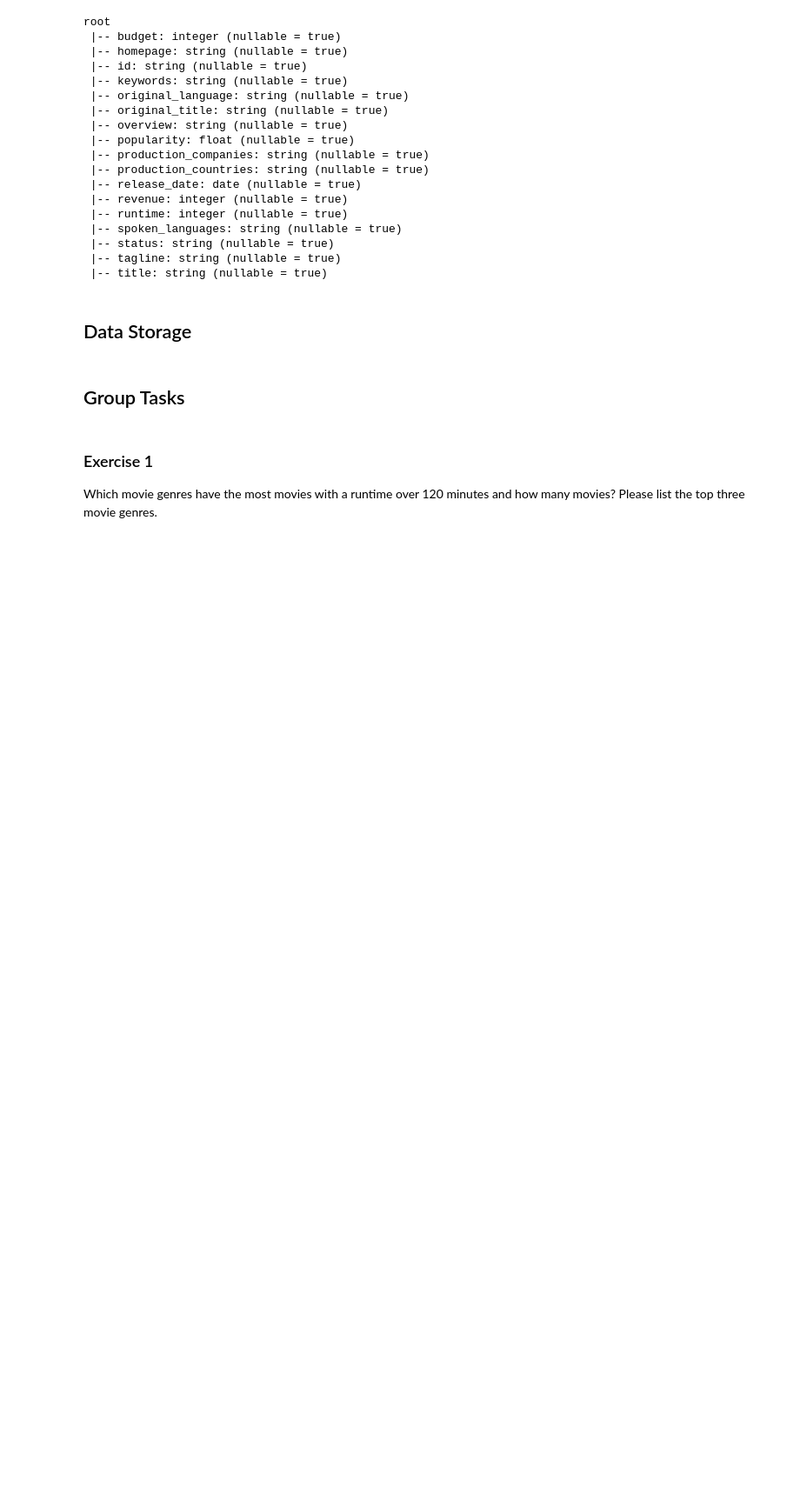
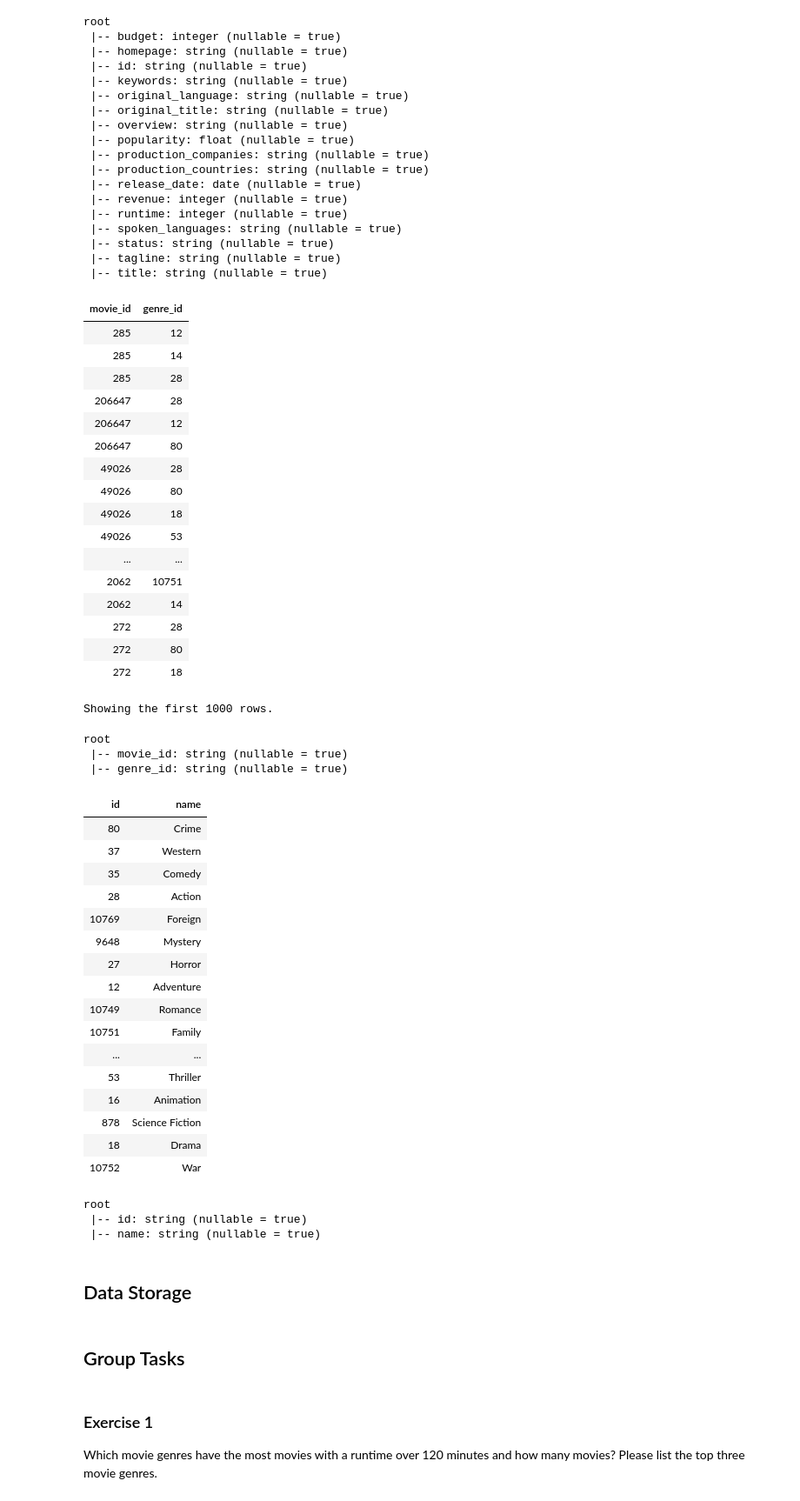
Before and after one commit to timo282/Big_Data_Storage-Movie_Ratings, a Jupyter notebook: Exam_Big_Data_Storage_Notebook.ipynb, the cells around one changed output. Shown at 87% size. Saved outputs shown, nothing was run; the diff lists cells and outputs as text; code cells hidden in the pictures; blank space fills up the shorter version.

```diff
--- a/Exam_Big_Data_Storage_Notebook.ipynb
+++ b/Exam_Big_Data_Storage_Notebook.ipynb
@@ -236,6 +348,56 @@ root
  |-- status: string (nullable = true)
  |-- tagline: string (nullable = true)
  |-- title: string (nullable = true)
+# %%
+df_movie_genres = df_genres.select(["movie_id", col("id").alias("genre_id")])
+df_movie_genres.display()
+df_movie_genres.printSchema()
+
+df_genres = df_genres.select(["id", "name"]).distinct()
+df_genres.display()
+df_genres.printSchema()
+# %% [output]
+| movie_id | genre_id |
+| 285 | 12 |
+| 285 | 14 |
+| 285 | 28 |
+| 206647 | 28 |
+| 206647 | 12 |
+| 206647 | 80 |
+| 49026 | 28 |
+| 49026 | 80 |
+| 49026 | 18 |
+| 49026 | 53 |
+| ... | ... |
+| 2062 | 10751 |
+| 2062 | 14 |
+| 272 | 28 |
+| 272 | 80 |
+| 272 | 18 |
+Showing the first 1000 rows.
+root
+ |-- movie_id: string (nullable = true)
+ |-- genre_id: string (nullable = true)
+| id | name |
+| 80 | Crime |
+| 37 | Western |
+| 35 | Comedy |
+| 28 | Action |
+| 10769 | Foreign |
+| 9648 | Mystery |
+| 27 | Horror |
+| 12 | Adventure |
+| 10749 | Romance |
+| 10751 | Family |
+| ... | ... |
+| 53 | Thriller |
+| 16 | Animation |
+| 878 | Science Fiction |
+| 18 | Drama |
+| 10752 | War |
+root
+ |-- id: string (nullable = true)
+ |-- name: string (nullable = true)
 # %% [markdown]
 ## Data Storage
 # %%
```
Also changed, not shown: parts of 6 cells of this notebook.
